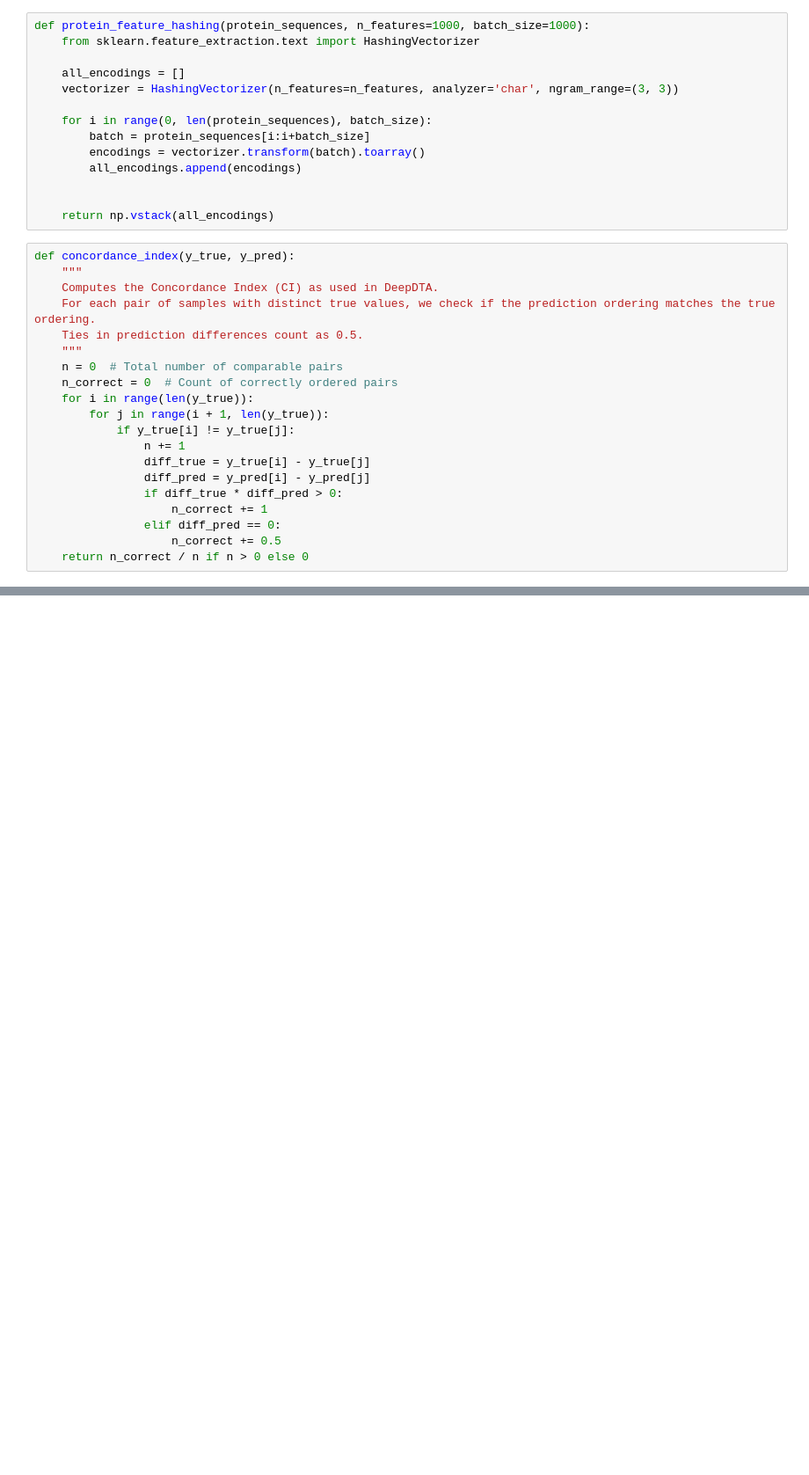
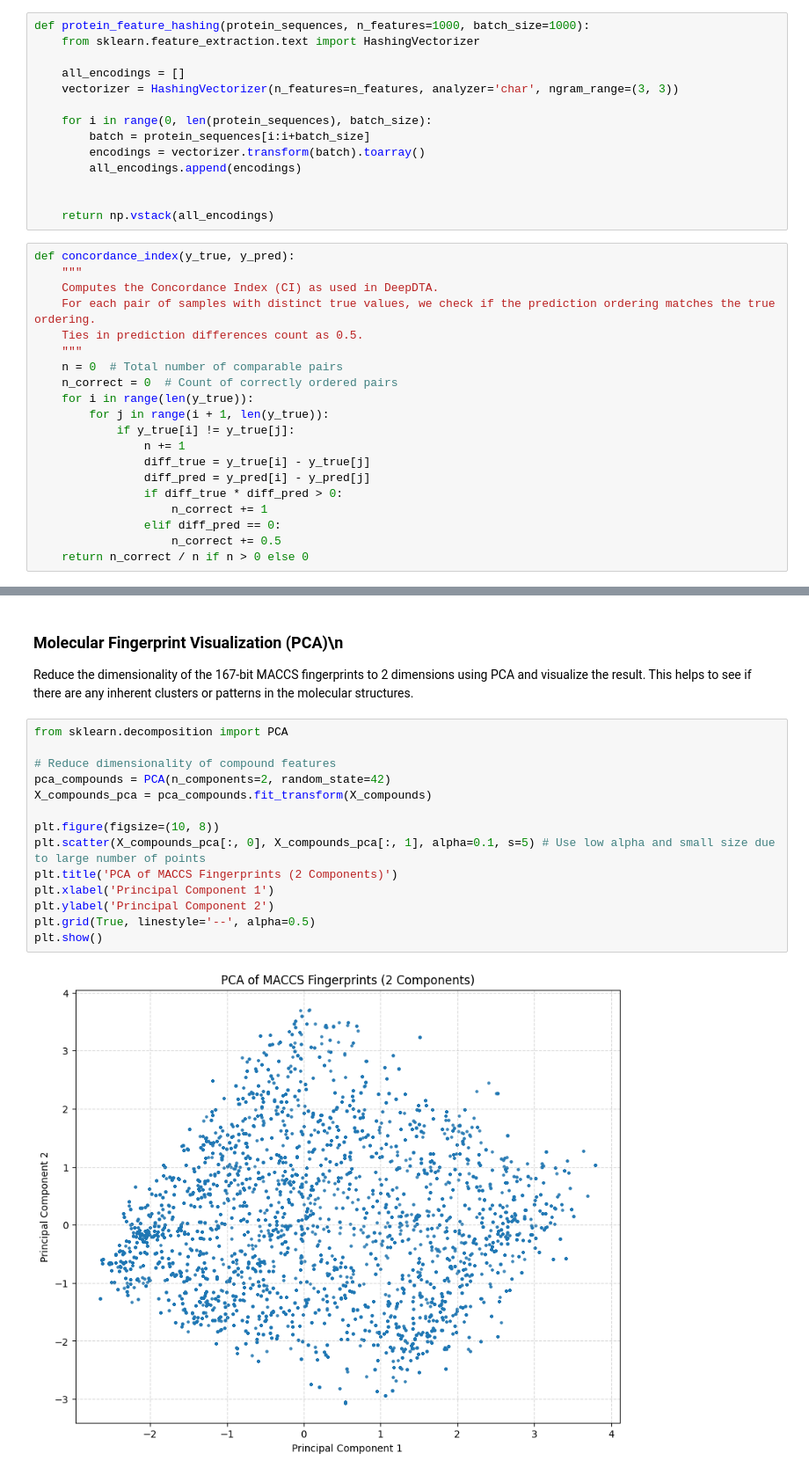
Before and after one commit to m9framar/KIBA-BME2025, a Jupyter notebook: KIBA.ipynb, the cells around one changed output, grey strips where cells are left out. Shown: that part at 88% size. Drawn from its saved outputs; the diff is of its cells as text; blank space fills up the shorter version.

```diff
--- a/KIBA.ipynb
+++ b/KIBA.ipynb
@@ -185,0 +192,19 @@ plot_top_features(model)
+# %% [markdown]
+### Molecular Fingerprint Visualization (PCA)\n
+Reduce the dimensionality of the 167-bit MACCS fingerprints to 2 dimensions using PCA and visualize the result. This helps to see if there are any inherent clusters or patterns in the molecular structures.
+# %%
+from sklearn.decomposition import PCA
+
+# Reduce dimensionality of compound features
+pca_compounds = PCA(n_components=2, random_state=42)
+X_compounds_pca = pca_compounds.fit_transform(X_compounds)
+
+plt.figure(figsize=(10, 8))
+plt.scatter(X_compounds_pca[:, 0], X_compounds_pca[:, 1], alpha=0.1, s=5) # Use low alpha and small size due to large number of points
+plt.title('PCA of MACCS Fingerprints (2 Components)')
+plt.xlabel('Principal Component 1')
+plt.ylabel('Principal Component 2')
+plt.grid(True, linestyle='--', alpha=0.5)
+plt.show()
+# %% [output]
+[figure, added]
```
Also changed, not shown: parts of 17 cells of this notebook.
